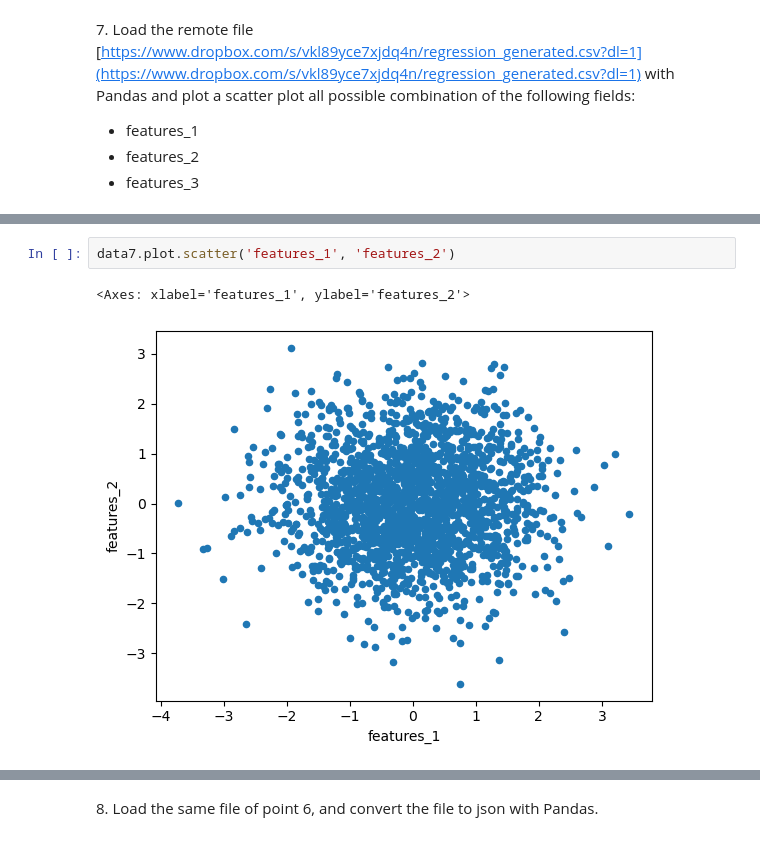
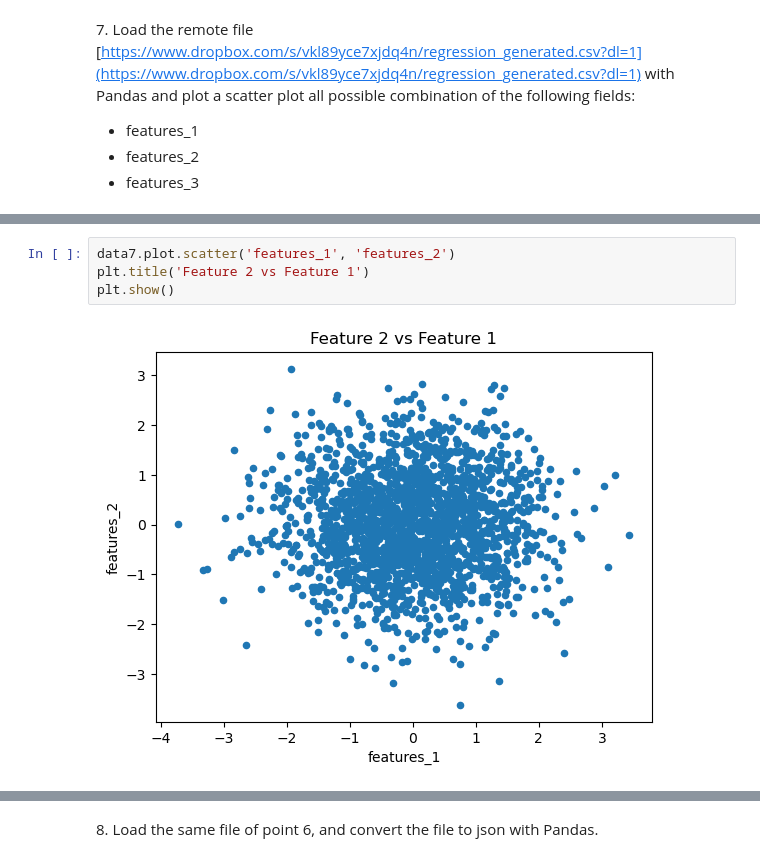
Before and after one commit to giuliadoda/LaboratoryOfComputationalPhysics_Y6, a Jupyter notebook: 05ex_OSEMN.ipynb, the cells around one changed output, grey strips where cells are left out. Saved outputs shown, nothing was run; the diff lists cells and outputs as text.

```diff
--- a/05ex_OSEMN.ipynb
+++ b/05ex_OSEMN.ipynb
@@ -184,7 +152,8 @@ data7
 # %%
 data7.plot.scatter('features_1', 'features_2')
+plt.title('Feature 2 vs Feature 1')
+plt.show()
 # %% [output]
-<Axes: xlabel='features_1', ylabel='features_2'>
-[figure, old version]
+[figure, new version]
 # %%
 data7.plot.scatter('features_1', 'features_3')
```
Also changed, not shown: parts of 15 cells of this notebook, 16 other files.
